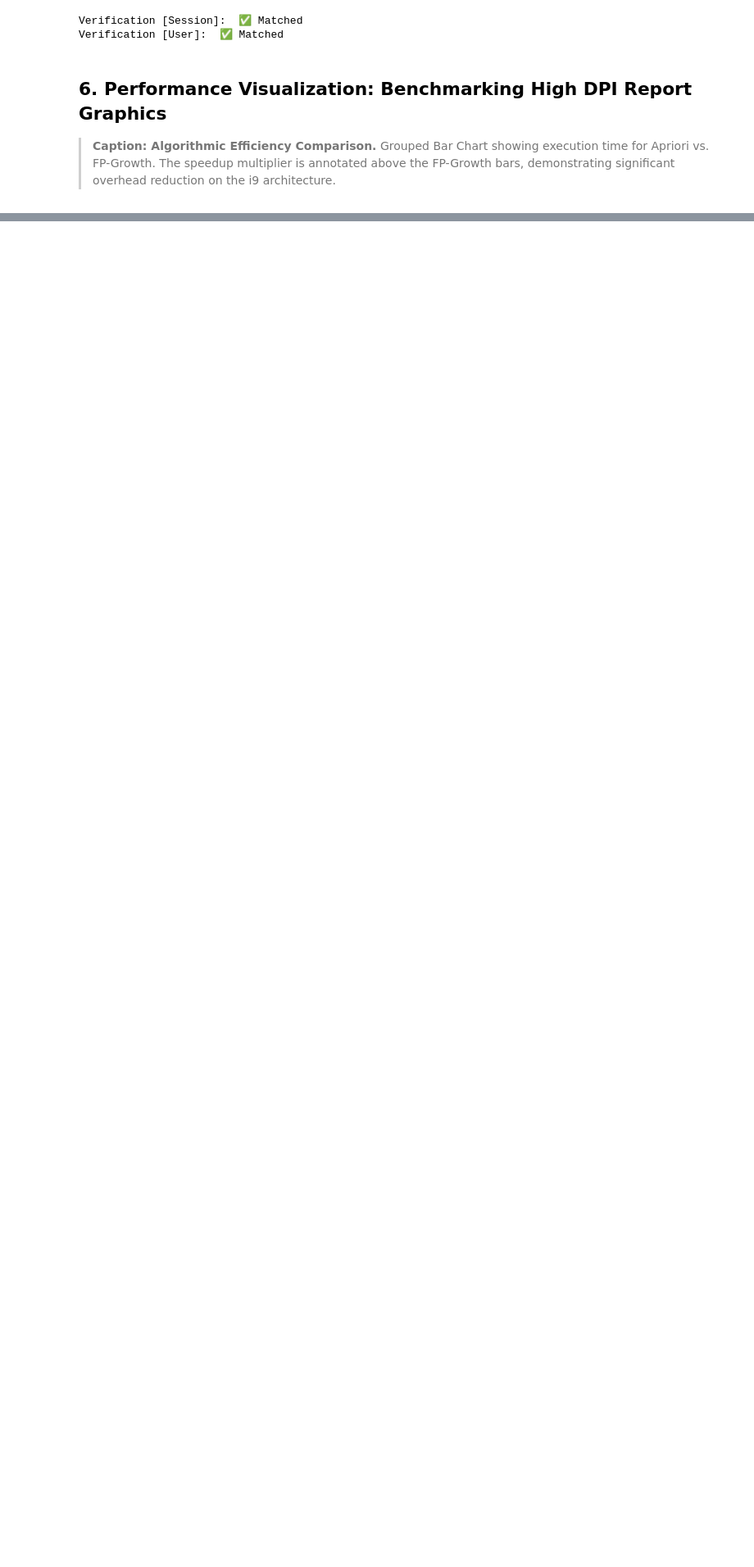
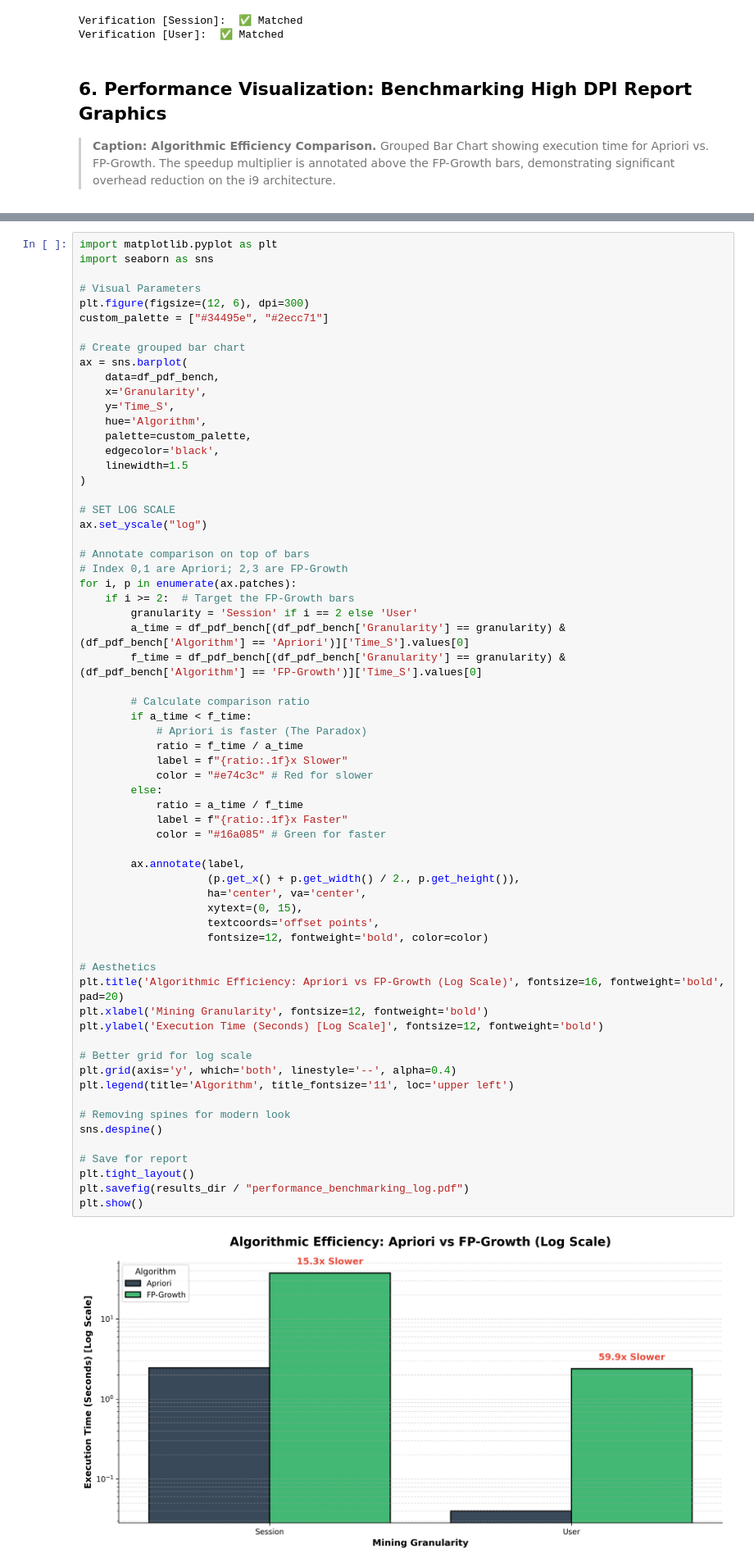
Before and after one commit to bhavik-knight/5580-dm-a3-association, a Jupyter notebook: code/04_fpg_comparison.ipynb, the cells around one changed output, grey strips where cells are left out. Shown at 82% size. Saved outputs shown, nothing was run; the diff lists cells and outputs as text; blank space fills up the shorter version.

Commit message:
update: log-scale comparison between Apriori and FP-Growth; Completed report

```diff
--- a/code/04_fpg_comparison.ipynb
+++ b/code/04_fpg_comparison.ipynb
@@ -207,0 +182,66 @@ plt.show()
+# %%
+import matplotlib.pyplot as plt
+import seaborn as sns
+
+# Visual Parameters
+plt.figure(figsize=(12, 6), dpi=300)
+custom_palette = ["#34495e", "#2ecc71"]
+
+# Create grouped bar chart
+ax = sns.barplot(
+    data=df_pdf_bench,
+    x='Granularity',
+    y='Time_S',
+    hue='Algorithm',
+    palette=custom_palette,
+    edgecolor='black',
+    linewidth=1.5
+)
+
+# SET LOG SCALE
+ax.set_yscale("log")
+
+# Annotate comparison on top of bars
+# Index 0,1 are Apriori; 2,3 are FP-Growth
+for i, p in enumerate(ax.patches):
+    if i >= 2:  # Target the FP-Growth bars
+        granularity = 'Session' if i == 2 else 'User'
+        a_time = df_pdf_bench[(df_pdf_bench['Granularity'] == granularity) & (df_pdf_bench['Algorithm'] == 'Apriori')]['Time_S'].values[0]
+        f_time = df_pdf_bench[(df_pdf_bench['Granularity'] == granularity) & (df_pdf_bench['Algorithm'] == 'FP-Growth')]['Time_S'].values[0]
+
+        # Calculate comparison ratio
+        if a_time < f_time:
+            # Apriori is faster (The Paradox)
+            ratio = f_time / a_time
+            label = f"{ratio:.1f}x Slower"
+            color = "#e74c3c" # Red for slower
+        else:
+            ratio = a_time / f_time
+            label = f"{ratio:.1f}x Faster"
+            color = "#16a085" # Green for faster
+
+        ax.annotate(label,
+                    (p.get_x() + p.get_width() / 2., p.get_height()),
+                    ha='center', va='center',
+                    xytext=(0, 15),
+                    textcoords='offset points',
+                    fontsize=12, fontweight='bold', color=color)
+
+# Aesthetics
+plt.title('Algorithmic Efficiency: Apriori vs FP-Growth (Log Scale)', fontsize=16, fontweight='bold', pad=20)
+plt.xlabel('Mining Granularity', fontsize=12, fontweight='bold')
+plt.ylabel('Execution Time (Seconds) [Log Scale]', fontsize=12, fontweight='bold')
+
+# Better grid for log scale
+plt.grid(axis='y', which='both', linestyle='--', alpha=0.4)
+plt.legend(title='Algorithm', title_fontsize='11', loc='upper left')
+
+# Removing spines for modern look
+sns.despine()
+
+# Save for report
+plt.tight_layout()
+plt.savefig(results_dir / "performance_benchmarking_log.pdf")
+plt.show()
+# %% [output]
+[figure, added]
```
Also changed, not shown: parts of 4 cells of this notebook, 29 other files.
